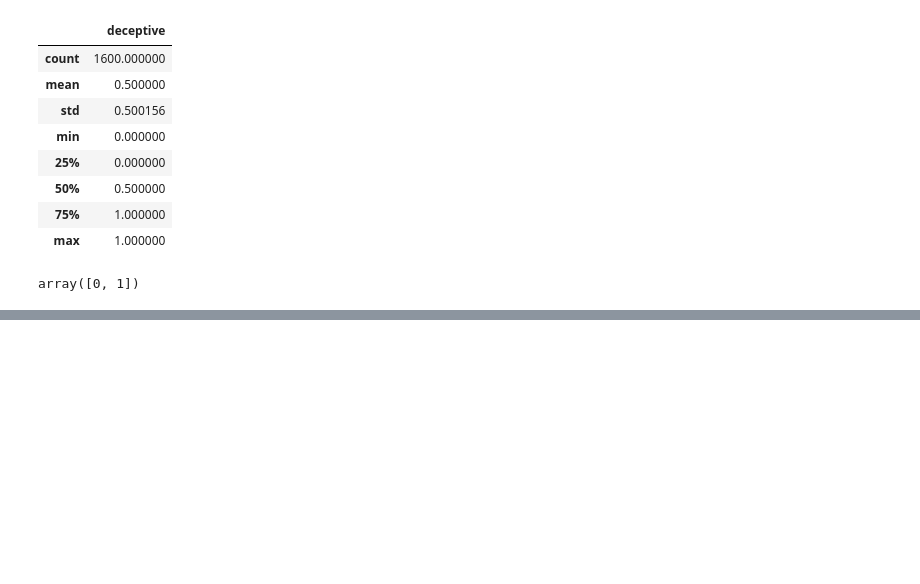
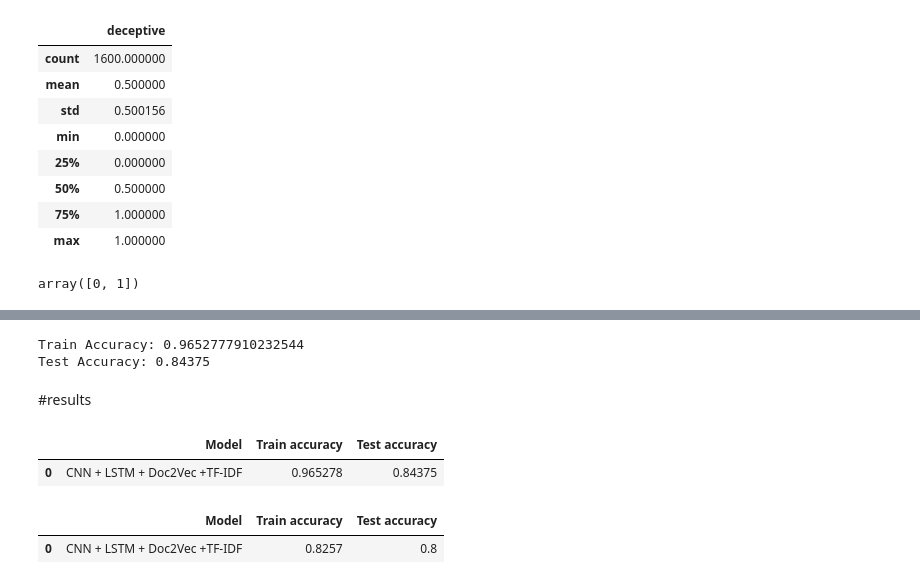
Before and after one commit to AkliYalaoui/Deceptive-Opinion-Spam-Classification, a Jupyter notebook: yelp_deep_learning_cnn.ipynb, the cells around one changed output, grey strips where cells are left out. Drawn from its saved outputs; the diff is of its cells as text; code cells hidden in the pictures; blank space fills up the shorter version.

```diff
--- a/yelp_deep_learning_cnn.ipynb
+++ b/yelp_deep_learning_cnn.ipynb
@@ -619,0 +620,35 @@ plt.show()
+# %%
+train_loss, train_accuracy = model.evaluate(X_train3, Y_train3, verbose=0)
+print("Train Accuracy:", train_accuracy)
+
+# Evaluate model on test data
+test_loss, test_accuracy = model.evaluate(X_test3, Y_test3, verbose=0)
+print("Test Accuracy:", test_accuracy)
+
+
+paper_results = {
+    "Model" : [ "CNN + LSTM + Doc2Vec +TF-IDF"],
+    "Train accuracy" : [ 0.8257 ],
+    "Test accuracy": [ 0.8000 ]
+}
+
+yelp_results= {
+    "Model" : ["CNN + LSTM + Doc2Vec +TF-IDF"],
+    "Train accuracy" : [train_accuracy],
+    "Test accuracy": [ test_accuracy]
+}
+# %% [output]
+Train Accuracy: 0.9652777910232544
+Test Accuracy: 0.84375
+# %% [markdown]
+#results
+# %%
+pd.DataFrame(yelp_results)
+# %% [output]
+|  | Model | Train accuracy | Test accuracy |
+| 0 | CNN + LSTM + Doc2Vec +TF-IDF | 0.965278 | 0.84375 |
+# %%
+pd.DataFrame(paper_results)
+# %% [output]
+|  | Model | Train accuracy | Test accuracy |
+| 0 | CNN + LSTM + Doc2Vec +TF-IDF | 0.8257 | 0.8 |
```
Also changed, not shown: parts of 12 cells of this notebook, 5 other files.
